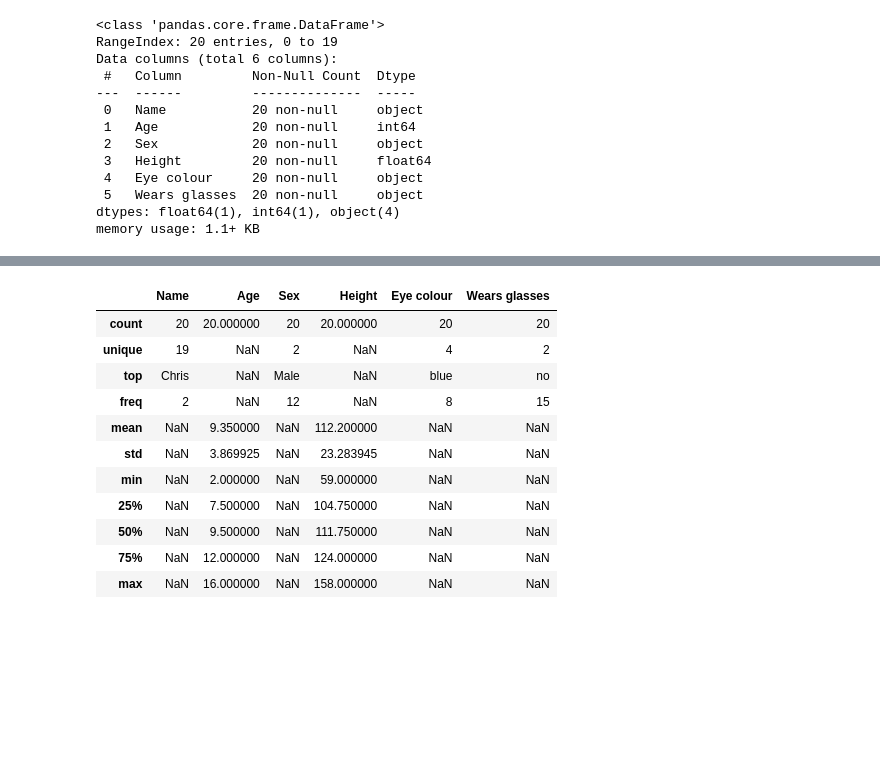
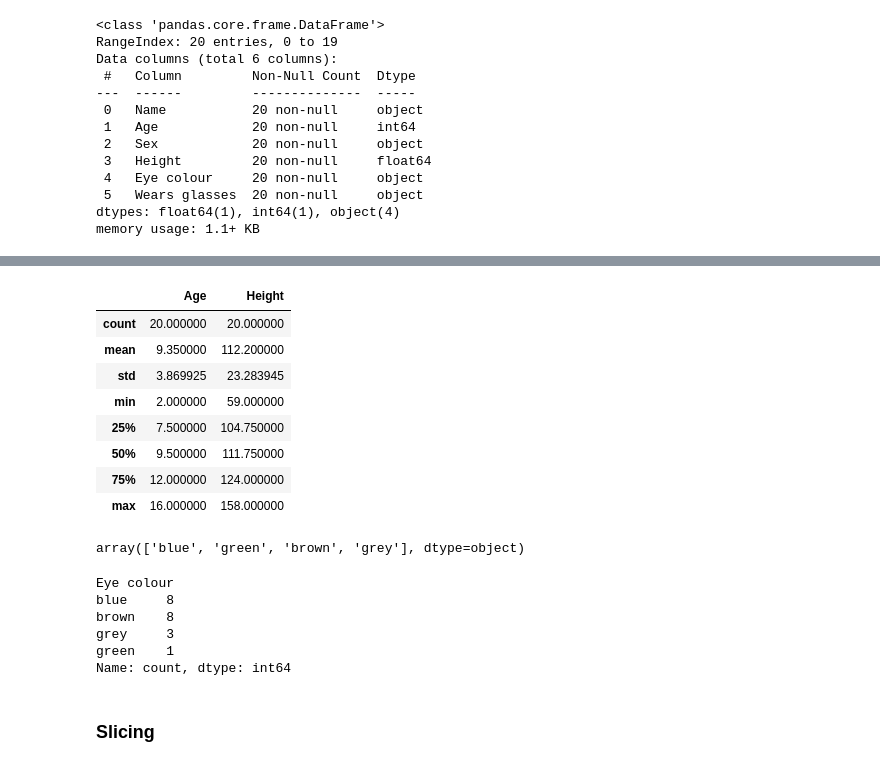
Before and after one commit to andremann/SciSci-course, a Jupyter notebook: 01-laboratory.ipynb, the cells around one changed output, grey strips where cells are left out. Drawn from its saved outputs; the diff is of its cells as text; code cells hidden in the pictures; blank space fills up the shorter version.

```diff
--- a/01-laboratory.ipynb
+++ b/01-laboratory.ipynb
@@ -41,15 +68,27 @@ df.head(5)
 # %%
-df.describe(include='all')
+df.describe() # add include='all' as argument
 # %% [output]
-|  | Name | Age | Sex | Height | Eye colour | Wears glasses |
-| count | 20 | 20.000000 | 20 | 20.000000 | 20 | 20 |
-| unique | 19 | NaN | 2 | NaN | 4 | 2 |
-| top | Chris | NaN | Male | NaN | blue | no |
-| freq | 2 | NaN | 12 | NaN | 8 | 15 |
-| mean | NaN | 9.350000 | NaN | 112.200000 | NaN | NaN |
-| std | NaN | 3.869925 | NaN | 23.283945 | NaN | NaN |
-| min | NaN | 2.000000 | NaN | 59.000000 | NaN | NaN |
-| 25% | NaN | 7.500000 | NaN | 104.750000 | NaN | NaN |
-| 50% | NaN | 9.500000 | NaN | 111.750000 | NaN | NaN |
-| 75% | NaN | 12.000000 | NaN | 124.000000 | NaN | NaN |
-| max | NaN | 16.000000 | NaN | 158.000000 | NaN | NaN |
+|  | Age | Height |
+| count | 20.000000 | 20.000000 |
+| mean | 9.350000 | 112.200000 |
+| std | 3.869925 | 23.283945 |
+| min | 2.000000 | 59.000000 |
+| 25% | 7.500000 | 104.750000 |
+| 50% | 9.500000 | 111.750000 |
+| 75% | 12.000000 | 124.000000 |
+| max | 16.000000 | 158.000000 |
+# %%
+df['Eye colour'].unique()
+# %% [output]
+array(['blue', 'green', 'brown', 'grey'], dtype=object)
+# %%
+df['Eye colour'].value_counts() # Try with other columns
+# %% [output]
+Eye colour
+blue     8
+brown    8
+grey     3
+green    1
+Name: count, dtype: int64
+# %% [markdown]
+### Slicing
```
Also changed, not shown: parts of 31 cells of this notebook.
